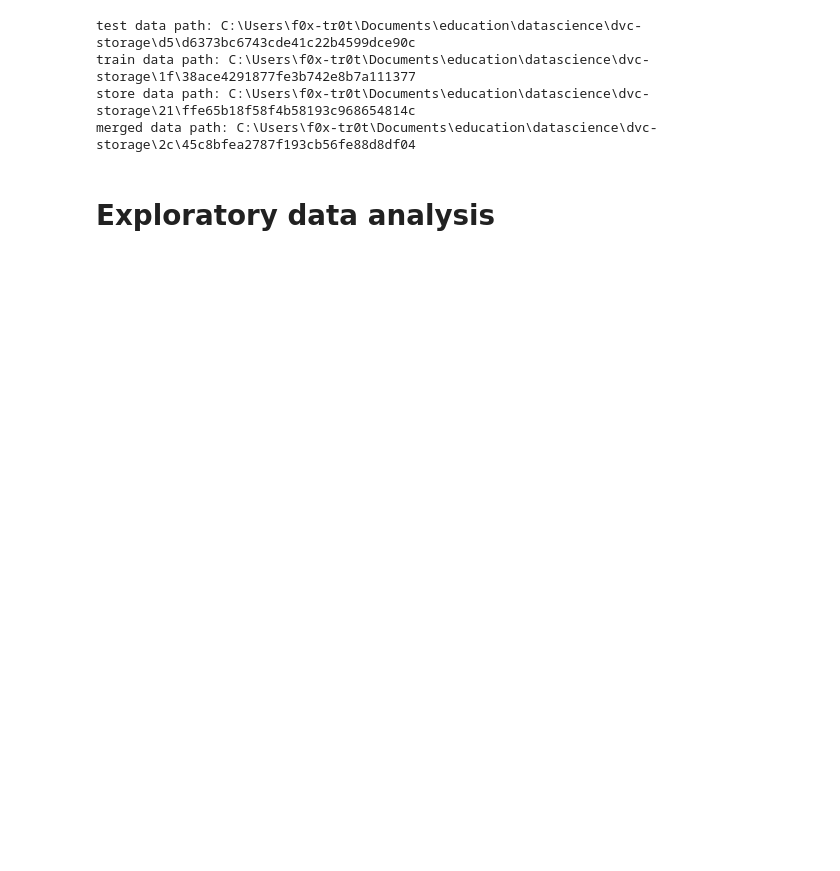
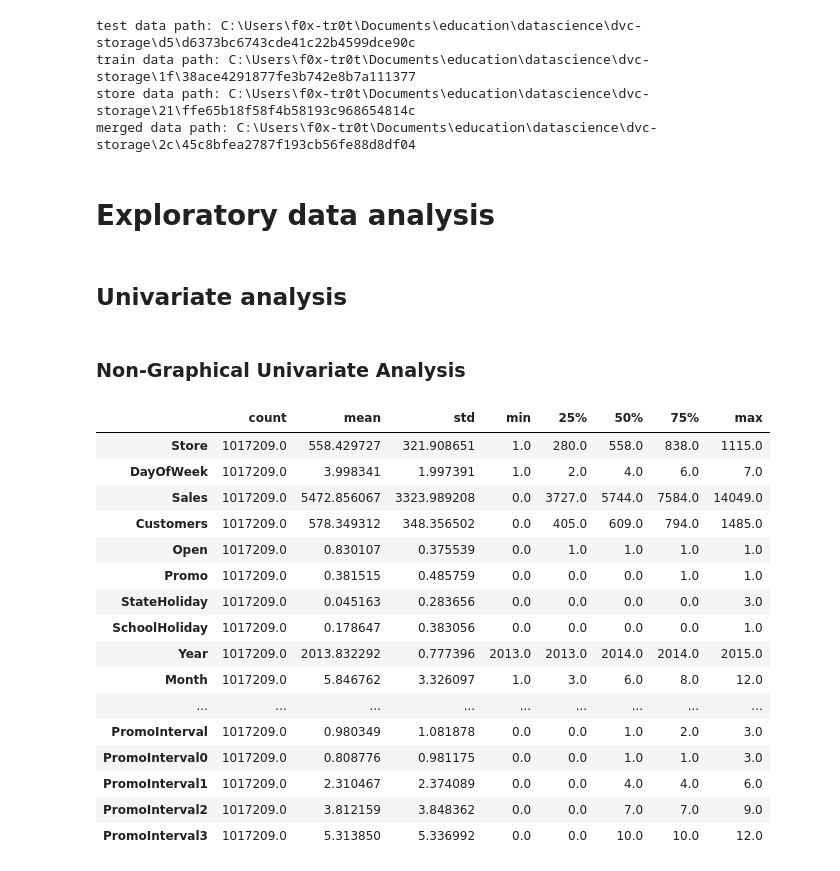
Before and after one commit to Fisseha-Estifanos/Rossmann-pharmaceuticals, a Jupyter notebook: notebooks/eda.ipynb, the cells around one changed output. Saved outputs shown, nothing was run; the diff lists cells and outputs as text; code cells hidden in the pictures; blank space fills up the shorter version.

```diff
--- a/notebooks/eda.ipynb
+++ b/notebooks/eda.ipynb
@@ -70,3 +70,27 @@ full_data = pd.read_csv(full_data_url, na_values=missing_values, parse_dates=Dat
 store_data = pd.read_csv(store_data_url, na_values=missing_values, low_memory=False)
 # %% [markdown]
 # Exploratory data analysis
+# %% [markdown]
+## Univariate analysis
+# %% [markdown]
+### Non-Graphical Univariate Analysis
+# %%
+full_data.describe().transpose()
+# %% [output]
+|  | count | mean | std | min | 25% | 50% | 75% | max |
+| Store | 1017209.0 | 558.429727 | 321.908651 | 1.0 | 280.0 | 558.0 | 838.0 | 1115.0 |
+| DayOfWeek | 1017209.0 | 3.998341 | 1.997391 | 1.0 | 2.0 | 4.0 | 6.0 | 7.0 |
+| Sales | 1017209.0 | 5472.856067 | 3323.989208 | 0.0 | 3727.0 | 5744.0 | 7584.0 | 14049.0 |
+| Customers | 1017209.0 | 578.349312 | 348.356502 | 0.0 | 405.0 | 609.0 | 794.0 | 1485.0 |
+| Open | 1017209.0 | 0.830107 | 0.375539 | 0.0 | 1.0 | 1.0 | 1.0 | 1.0 |
+| Promo | 1017209.0 | 0.381515 | 0.485759 | 0.0 | 0.0 | 0.0 | 1.0 | 1.0 |
+| StateHoliday | 1017209.0 | 0.045163 | 0.283656 | 0.0 | 0.0 | 0.0 | 0.0 | 3.0 |
+| SchoolHoliday | 1017209.0 | 0.178647 | 0.383056 | 0.0 | 0.0 | 0.0 | 0.0 | 1.0 |
+| Year | 1017209.0 | 2013.832292 | 0.777396 | 2013.0 | 2013.0 | 2014.0 | 2014.0 | 2015.0 |
+| Month | 1017209.0 | 5.846762 | 3.326097 | 1.0 | 3.0 | 6.0 | 8.0 | 12.0 |
+| ... | ... | ... | ... | ... | ... | ... | ... | ... |
+| PromoInterval | 1017209.0 | 0.980349 | 1.081878 | 0.0 | 0.0 | 1.0 | 2.0 | 3.0 |
+| PromoInterval0 | 1017209.0 | 0.808776 | 0.981175 | 0.0 | 0.0 | 1.0 | 1.0 | 3.0 |
+| PromoInterval1 | 1017209.0 | 2.310467 | 2.374089 | 0.0 | 0.0 | 4.0 | 4.0 | 6.0 |
+| PromoInterval2 | 1017209.0 | 3.812159 | 3.848362 | 0.0 | 0.0 | 7.0 | 7.0 | 9.0 |
+| PromoInterval3 | 1017209.0 | 5.313850 | 5.336992 | 0.0 | 0.0 | 10.0 | 10.0 | 12.0 |
```
Also changed, not shown: parts of 30 cells of this notebook.
